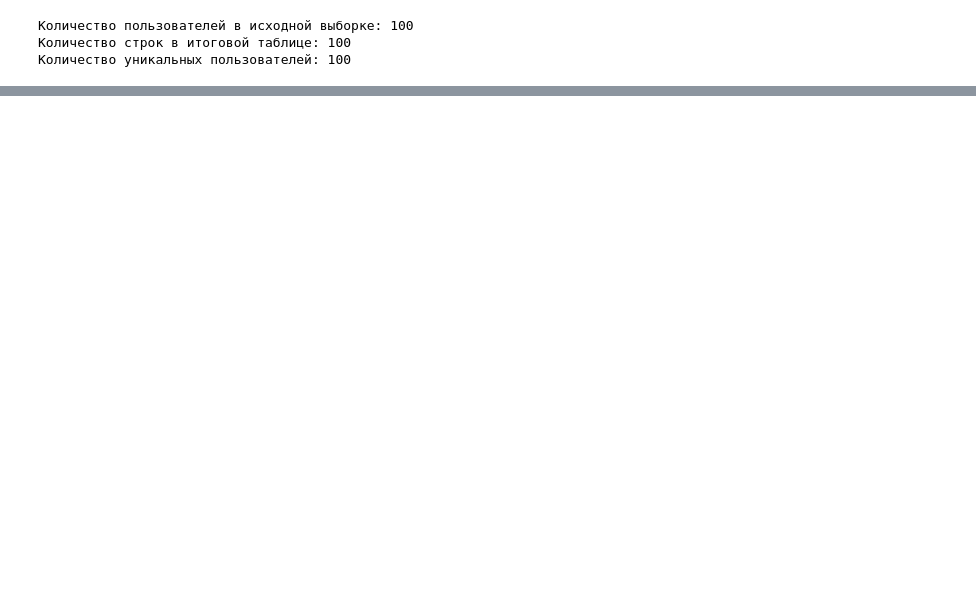
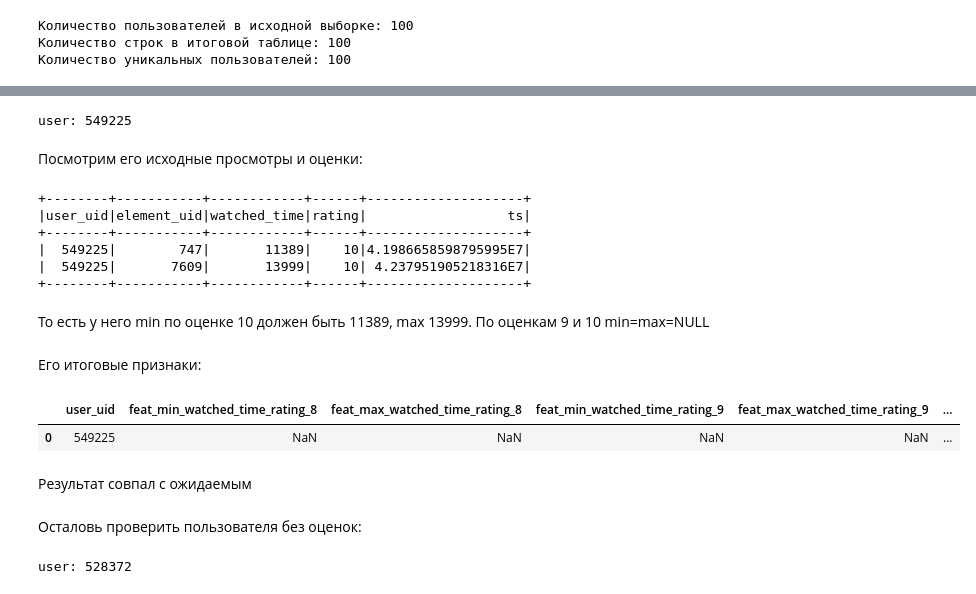
Before and after one commit to BeSoEv/BigData, a Jupyter notebook: spark-optimization/notebooks/user_features.ipynb, the cells around one changed output, grey strips where cells are left out. Drawn from its saved outputs; the diff is of its cells as text; code cells hidden in the pictures; blank space fills up the shorter version.

```diff
--- a/spark-optimization/notebooks/user_features.ipynb
+++ b/spark-optimization/notebooks/user_features.ipynb
@@ -350,0 +519,35 @@ print("Количество уникальных пользователей:", u
+# %%
+example_user1 = (
+    user_rating_counts
+    .filter(F.col("ratings_count") == 1)
+    .select("user_uid")
+    .first()["user_uid"]
+)
+
+print("user:", example_user1)
+# %% [output]
+user: 549225
+# %% [markdown]
+Посмотрим его исходные просмотры и оценки:
+# %%
+views_ratings.filter(F.col("user_uid") == example_user1).orderBy("rating", "watched_time").show()
+# %% [output]
++--------+-----------+------------+------+--------------------+
+|user_uid|element_uid|watched_time|rating|                  ts|
++--------+-----------+------------+------+--------------------+
+|  549225|        747|       11389|    10|4.1986658598795995E7|
+|  549225|       7609|       13999|    10| 4.237951905218316E7|
++--------+-----------+------------+------+--------------------+
+# %% [markdown]
+То есть у него min по оценке 10 должен быть 11389, max 13999. По оценкам 9 и 10 min=max=NULL
+# %% [markdown]
+Его итоговые признаки:
+# %%
+user_features.filter(F.col("user_uid") == example_user1).toPandas()
+# %% [output]
+|  | user_uid | feat_min_watched_time_rating_8 | feat_max_watched_time_rating_8 | feat_min_watched_time_rating_9 | feat_max_watched_time_rating_9 | ... |
+| 0 | 549225 | NaN | NaN | NaN | NaN | ... |
+# %% [markdown]
+Результат совпал с ожидаемым
+# %% [markdown]
+Осталовь проверить пользователя без оценок:
@@ -350,0 +556,6 @@ print("Количество уникальных пользователей:", u
+# %%
+example_user0 = users_without_ratings.first()["user_uid"]
+
+print("user:", example_user0)
+# %% [output]
+user: 528372
```
Also changed, not shown: parts of 32 cells of this notebook, 1 other file.
